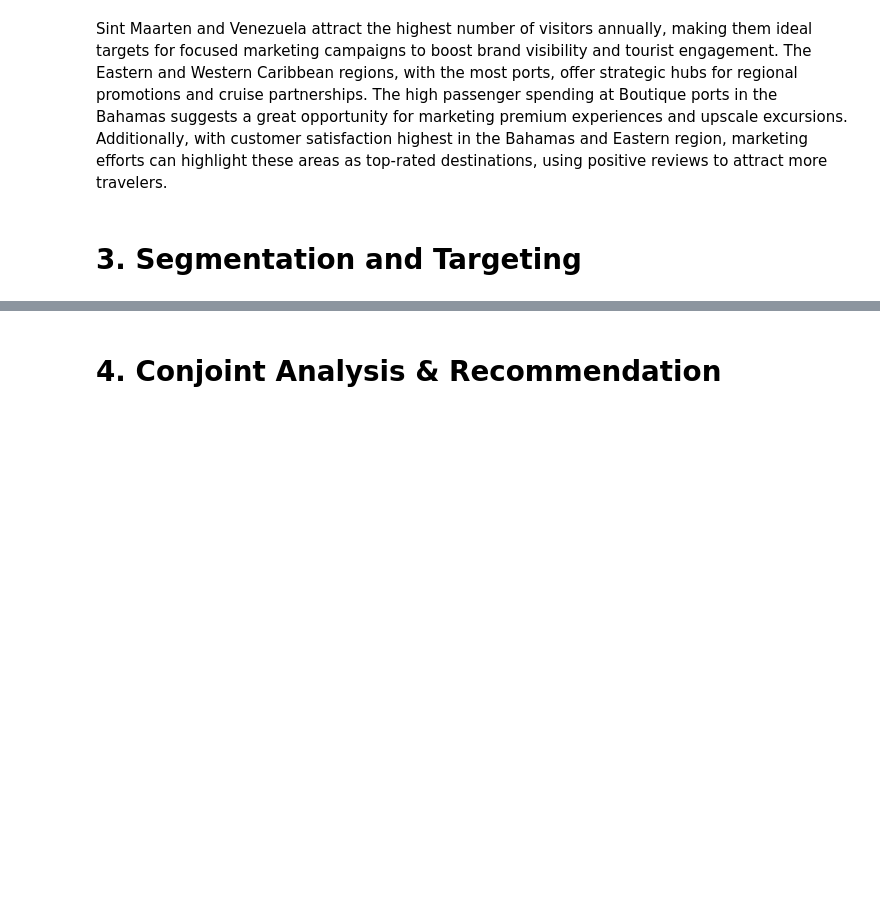
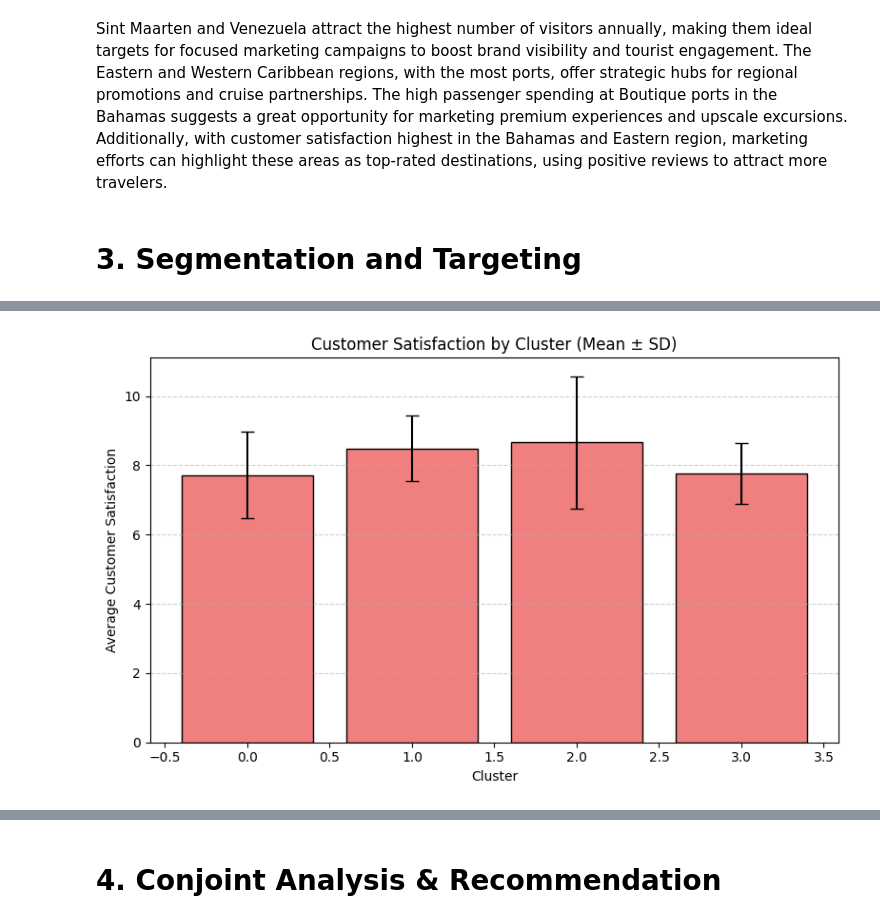
Before and after one commit to CYXNBNBNB/AD654-Sp25A3-Project, a Jupyter notebook: Project.ipynb, the cells around one changed output, grey strips where cells are left out. Saved outputs shown, nothing was run; the diff lists cells and outputs as text; code cells hidden in the pictures; blank space fills up the shorter version.

```diff
--- a/Project.ipynb
+++ b/Project.ipynb
@@ -114,0 +170,15 @@ Sint Maarten and Venezuela attract the highest number of visitors annually, maki
+# %%
+# Mean satisfaction per cluster for bar + error bars
+cluster_means = df.groupby('cluster')['avg_customer_satisfaction'].mean()
+cluster_std = df.groupby('cluster')['avg_customer_satisfaction'].std()
+
+plt.figure(figsize=(8, 5))
+plt.bar(cluster_means.index, cluster_means, yerr=cluster_std, capsize=5, color='lightcoral', edgecolor='black')
+plt.title('Customer Satisfaction by Cluster (Mean ± SD)')
+plt.xlabel('Cluster')
+plt.ylabel('Average Customer Satisfaction')
+plt.grid(axis='y', linestyle='--', alpha=0.6)
+plt.tight_layout()
+plt.show()
+# %% [output]
+[figure, added]
```
Also changed, not shown: parts of 10 cells of this notebook, 1 other file.
